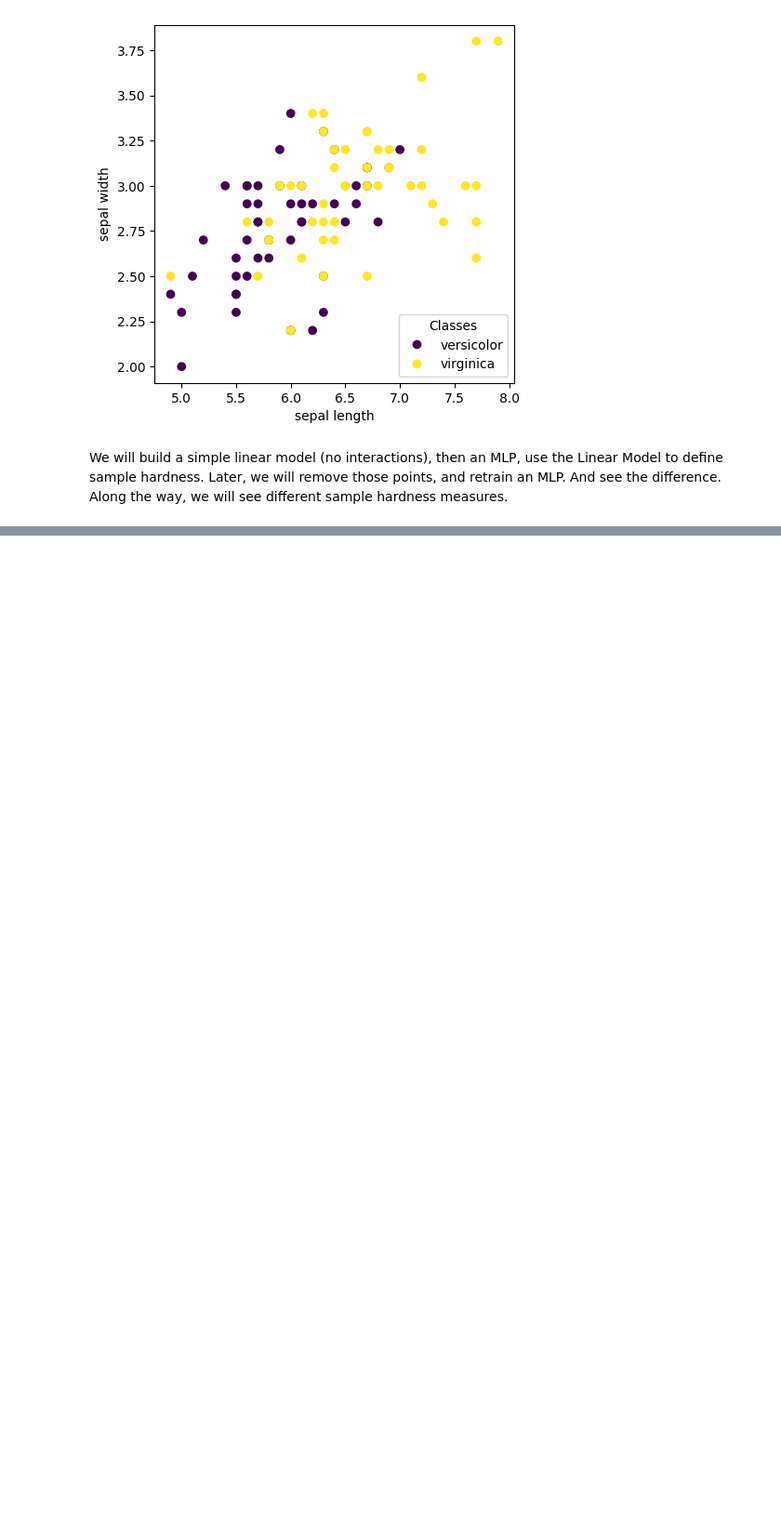
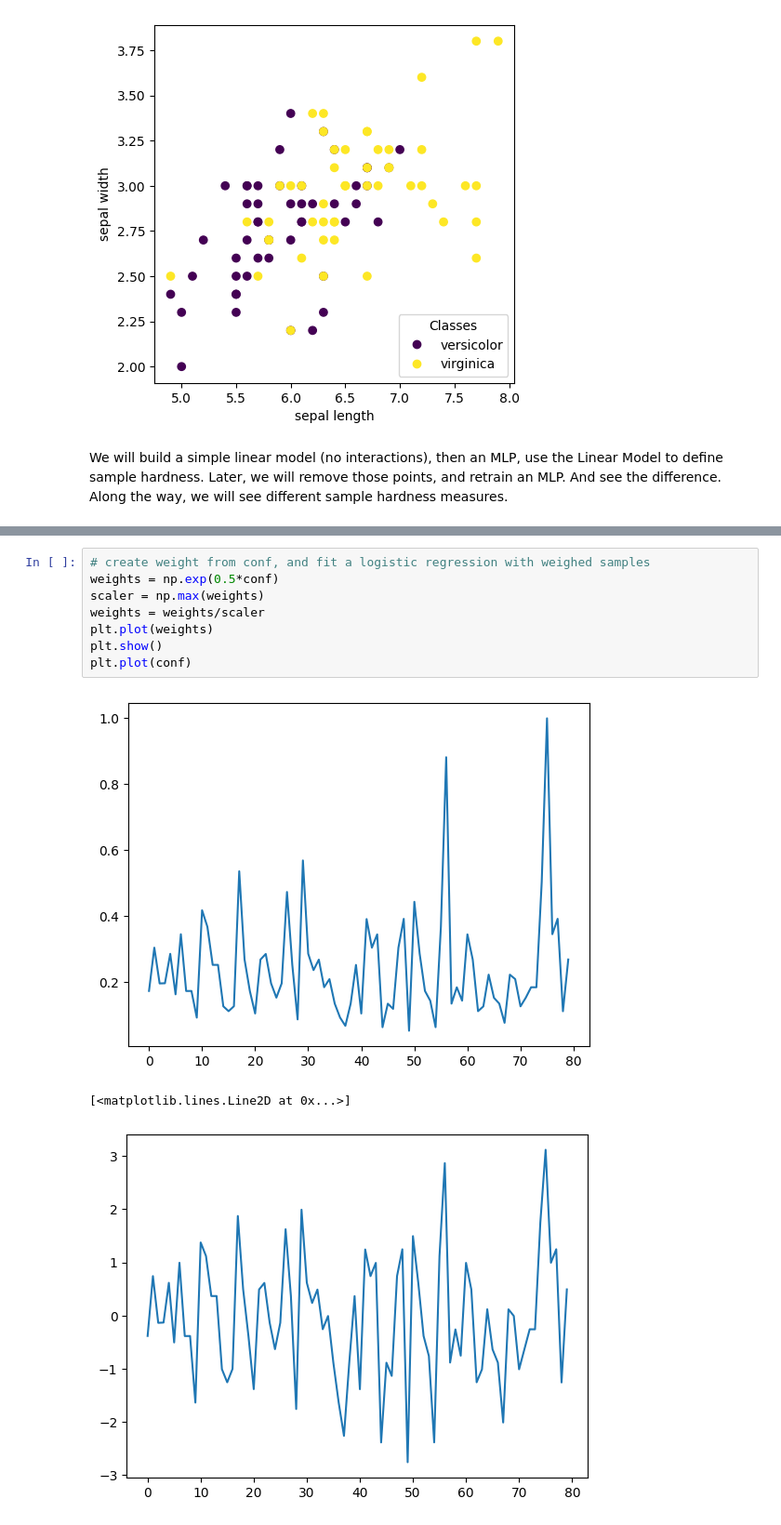
Before and after one commit to mlsquare/ai-839, a Jupyter notebook: notebooks/Sample-Hardness.ipynb, the cells around one changed output, grey strips where cells are left out. Shown at 93% size. Cells and saved outputs as stored; diff of their text form; blank space fills up the shorter version.

```diff
--- a/notebooks/Sample-Hardness.ipynb
+++ b/notebooks/Sample-Hardness.ipynb
@@ -288,0 +277,12 @@ plt.show()
+# %%
+# create weight from conf, and fit a logistic regression with weighed samples
+weights = np.exp(0.5*conf)
+scaler = np.max(weights)
+weights = weights/scaler
+plt.plot(weights)
+plt.show()
+plt.plot(conf)
+# %% [output]
+[figure, added]
+[<matplotlib.lines.Line2D at 0x...>]
+[figure, added]
```
Also changed, not shown: parts of 23 cells of this notebook, 1 other file.
